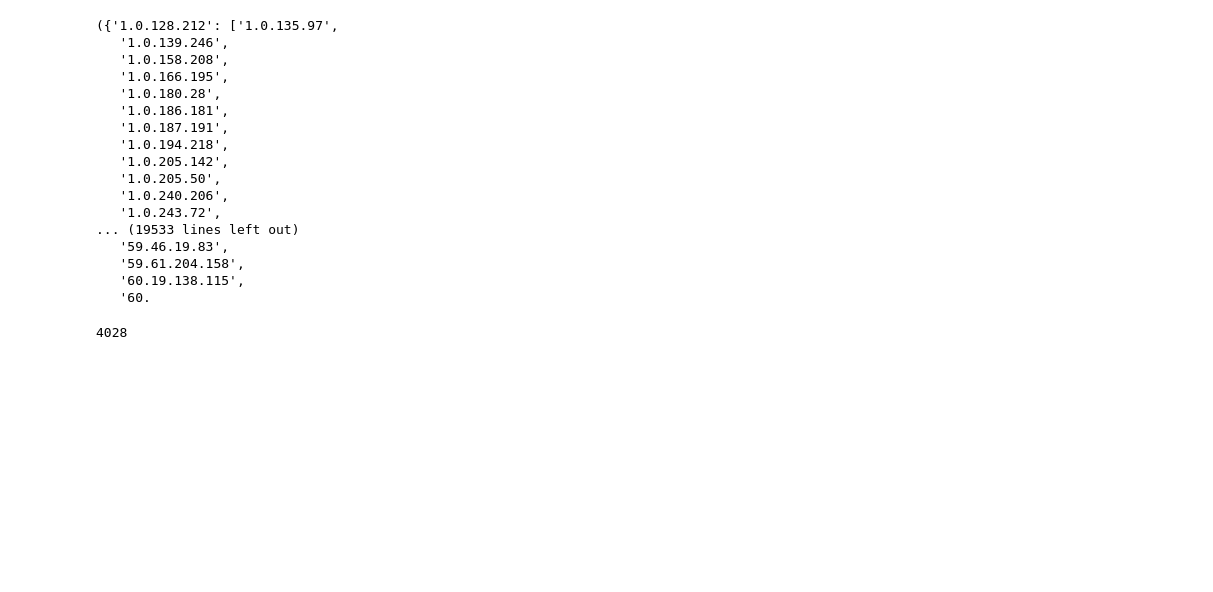
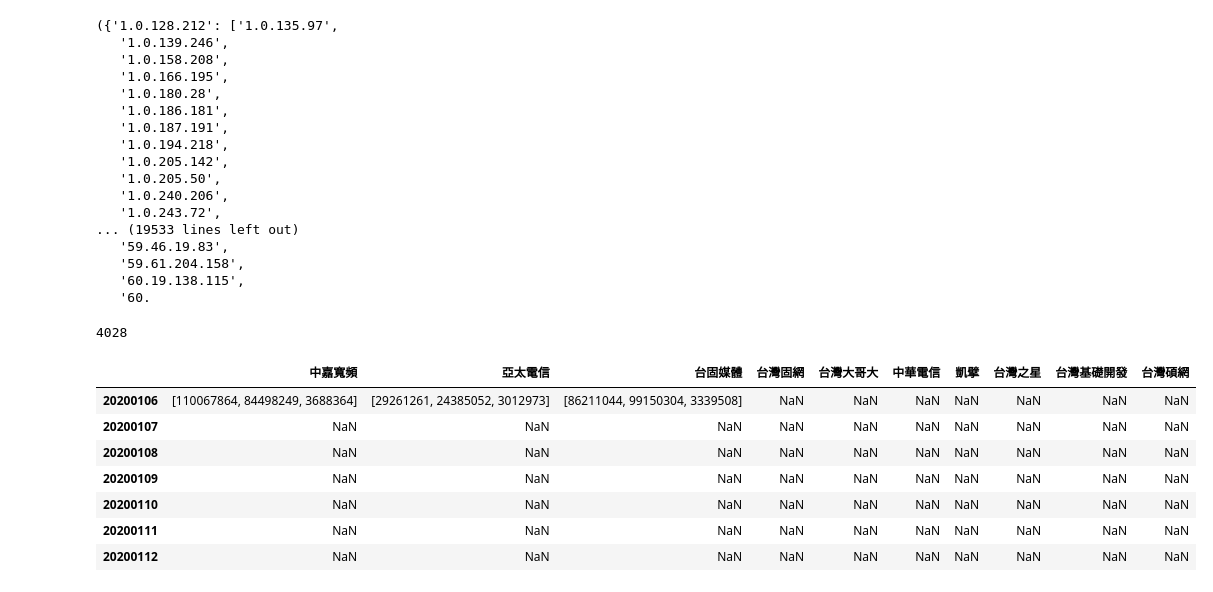
Before and after one commit to tychen5/Packet_Correlation, a Jupyter notebook: Playground_testCode/SparkTest.ipynb, the cells around one changed output. Drawn from its saved outputs; the diff is of its cells as text; code cells hidden in the pictures; blank space fills up the shorter version.

```diff
--- a/Playground_testCode/SparkTest.ipynb
+++ b/Playground_testCode/SparkTest.ipynb
@@ -924,3 +926,15 @@ df
 len(df[1])
 # %% [output]
 4028
+# %%
+one,two,three = pickle.load(open('/home/antslab/NAS1_RAID6/pcap_inter/2020_01_06/中華電信/case_pickles/before_preprocess_stat_3tupleaspect.pkl','rb'))
+one
+# %% [output]
+|  | 中嘉寬頻 | 亞太電信 | 台固媒體 | 台灣固網 | 台灣大哥大 | 中華電信 | 凱擘 | 台灣之星 | 台灣基礎開發 | 台灣碩網 |
+| 20200106 | [110067864, 84498249, 3688364] | [29261261, 24385052, 3012973] | [86211044, 99150304, 3339508] | NaN | NaN | NaN | NaN | NaN | NaN | NaN |
+| 20200107 | NaN | NaN | NaN | NaN | NaN | NaN | NaN | NaN | NaN | NaN |
+| 20200108 | NaN | NaN | NaN | NaN | NaN | NaN | NaN | NaN | NaN | NaN |
+| 20200109 | NaN | NaN | NaN | NaN | NaN | NaN | NaN | NaN | NaN | NaN |
+| 20200110 | NaN | NaN | NaN | NaN | NaN | NaN | NaN | NaN | NaN | NaN |
+| 20200111 | NaN | NaN | NaN | NaN | NaN | NaN | NaN | NaN | NaN | NaN |
+| 20200112 | NaN | NaN | NaN | NaN | NaN | NaN | NaN | NaN | NaN | NaN |
```
Also changed, not shown: parts of 2 cells of this notebook, 14 other files.
